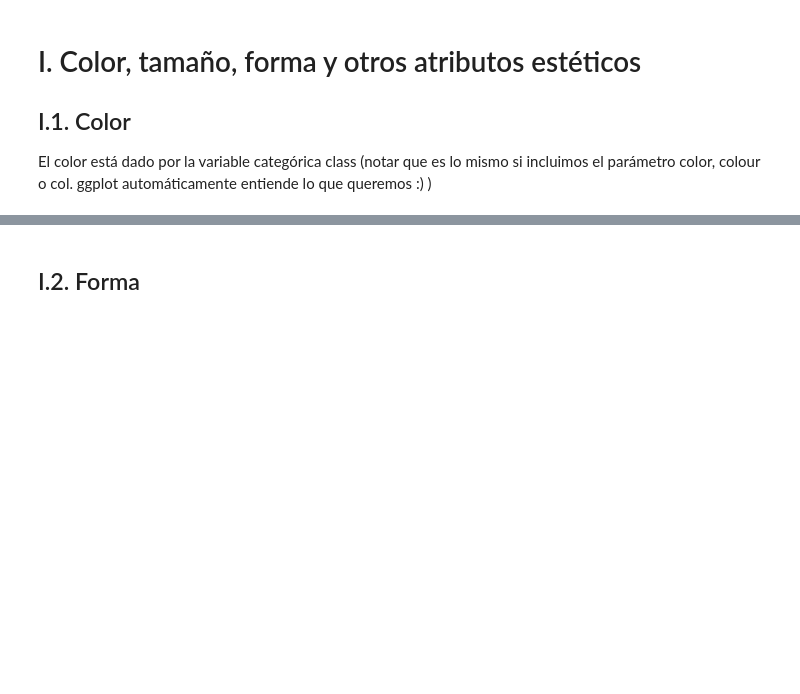
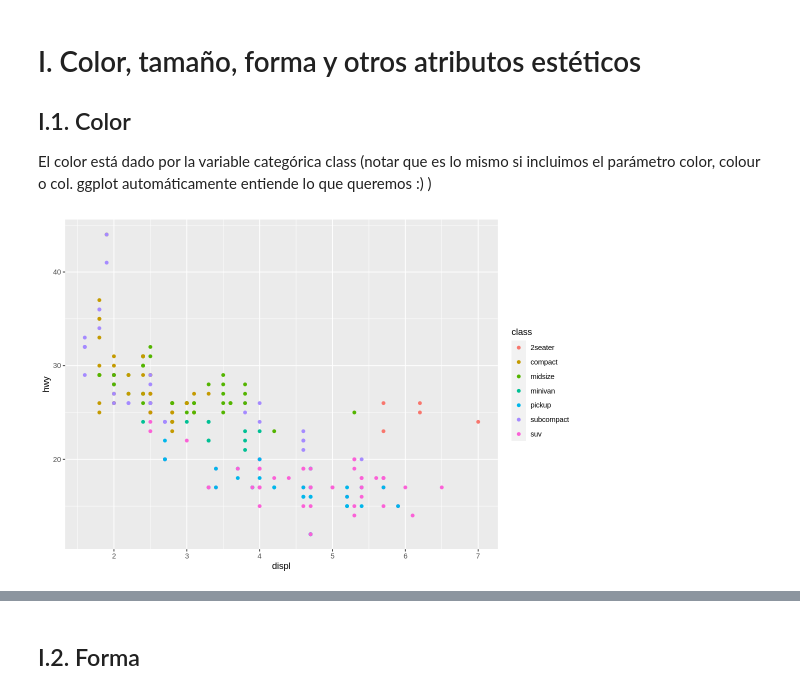
Before and after one commit to HaroldConley/diplomado_BD, a Jupyter notebook: Clase4/02_Visualizaciones_ggplot.ipynb, the cells around one changed output, grey strips where cells are left out. Saved outputs shown, nothing was run; the diff lists cells and outputs as text; code cells hidden in the pictures; blank space fills up the shorter version.

```diff
--- a/Clase4/02_Visualizaciones_ggplot.ipynb
+++ b/Clase4/02_Visualizaciones_ggplot.ipynb
@@ -53,5 +69,11 @@ ggplot(mpg, mapping = aes(x = displ, y = hwy)) +
 El color está dado por la variable categórica class (notar que es lo mismo si incluimos el parámetro color, colour o col. ggplot automáticamente entiende lo que queremos :) )
 # %%
 ## Color por "class" dentro de aes
+
+ggplot(mpg) +
+    aes(x = displ, y = hwy, color = class) +
+    geom_point()
+# %% [output]
+[figure, added]
 # %%
 #y si queremos color azul?
```
Also changed, not shown: parts of 11 cells of this notebook.
